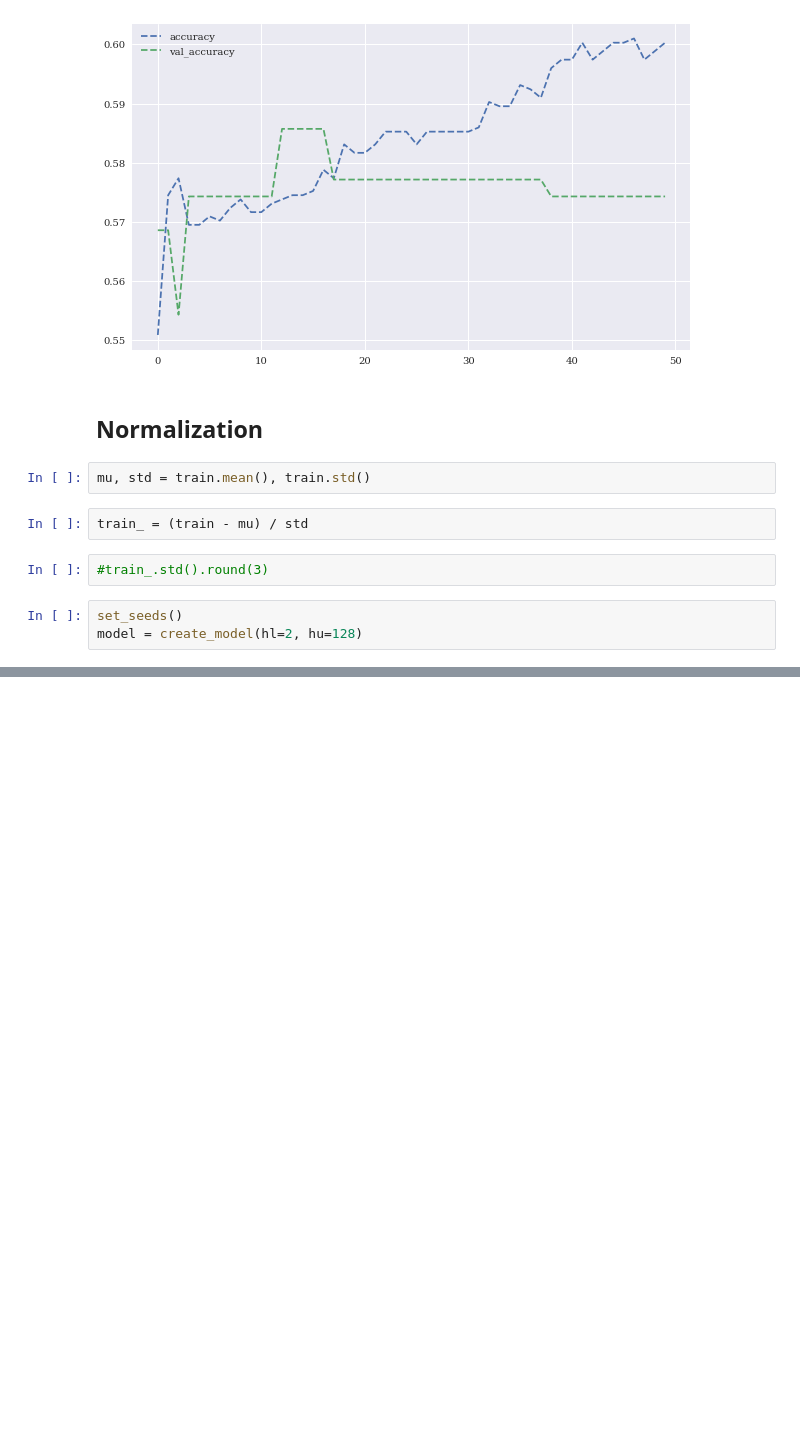
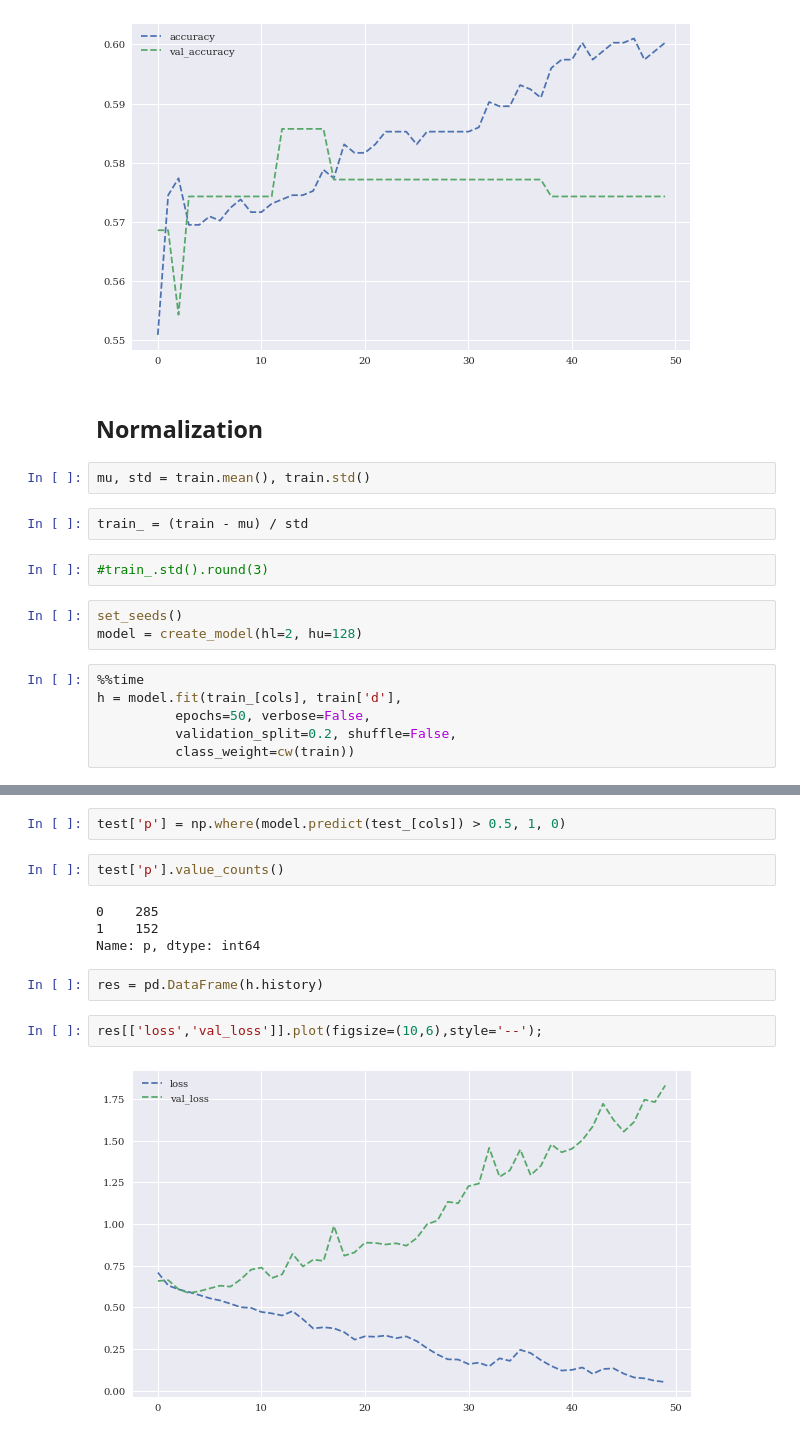
Before and after one commit to michaelsyao/AI_in_Finance, a Jupyter notebook: 07_dense_networks.ipynb, the cells around one changed output, grey strips where cells are left out. Saved outputs shown, nothing was run; the diff lists cells and outputs as text; blank space fills up the shorter version.

```diff
--- a/07_dense_networks.ipynb
+++ b/07_dense_networks.ipynb
@@ -313,3 +313,9 @@ train_ = (train - mu) / std
 # %%
 set_seeds()
 model = create_model(hl=2, hu=128)
+# %%
+%%time
+h = model.fit(train_[cols], train['d'],
+          epochs=50, verbose=False,
+          validation_split=0.2, shuffle=False,
+          class_weight=cw(train))
@@ -315,0 +357,14 @@ model = create_model(hl=2, hu=128)
+# %%
+test['p'] = np.where(model.predict(test_[cols]) > 0.5, 1, 0)
+# %%
+test['p'].value_counts()
+# %% [output]
+0    285
+1    152
+Name: p, dtype: int64
+# %%
+res = pd.DataFrame(h.history)
+# %%
+res[['loss','val_loss']].plot(figsize=(10,6),style='--');
+# %% [output]
+[figure, added]
```
Also changed, not shown: parts of 47 cells of this notebook.
